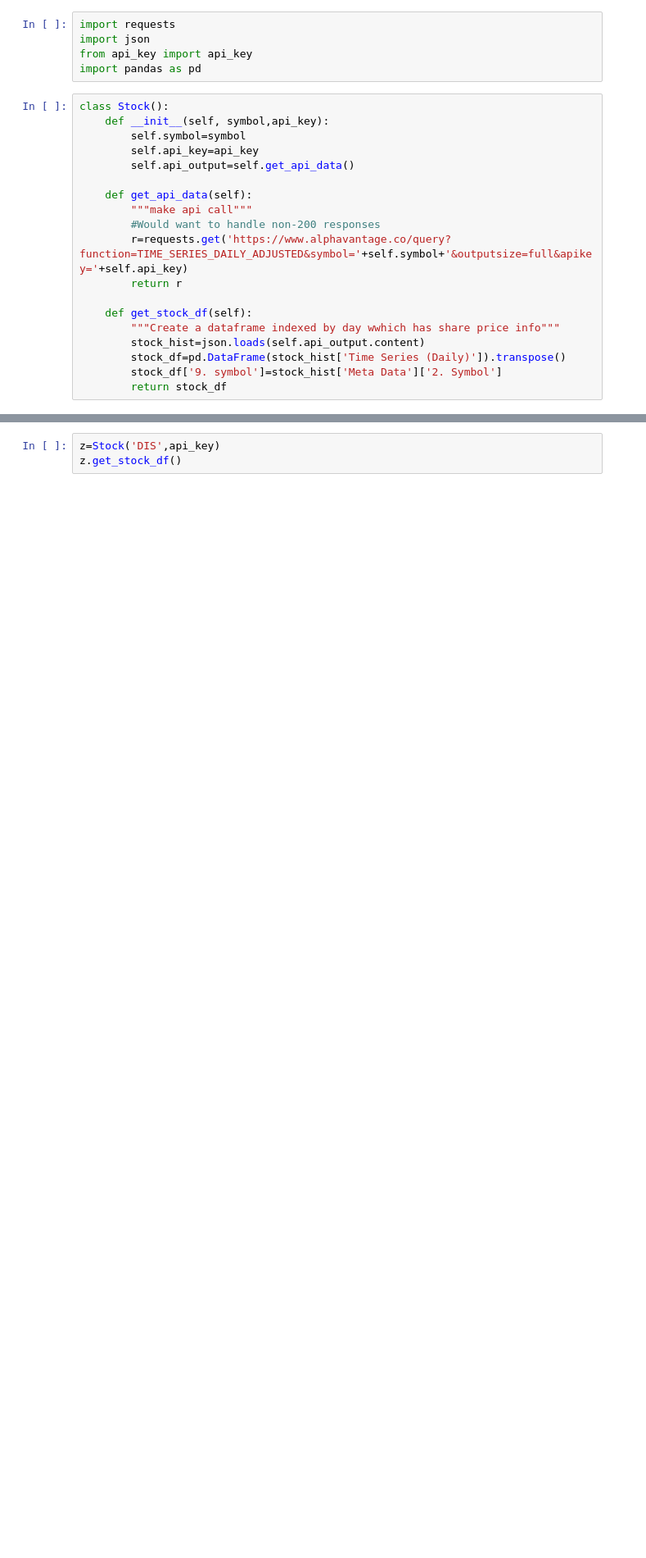
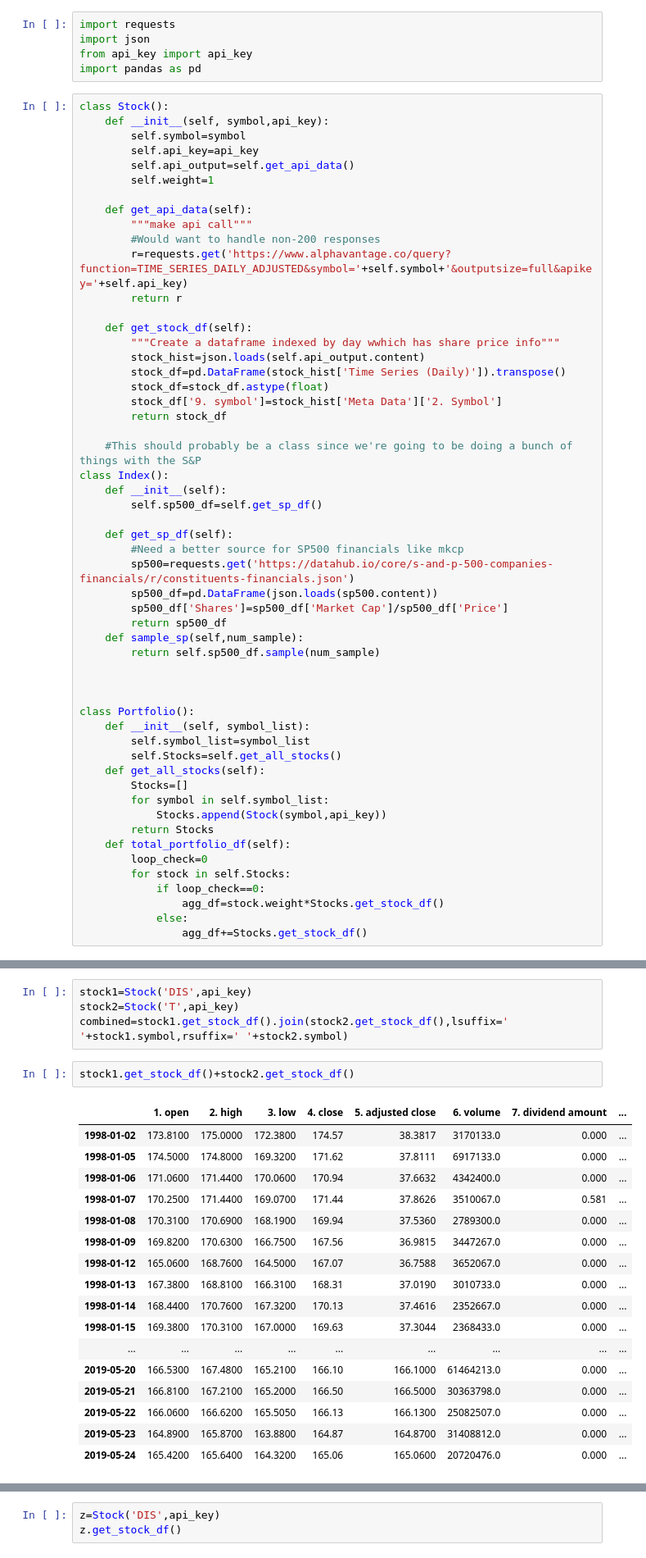
Before and after one commit to jmlarose/Direct-Indexing, a Jupyter notebook: stock_analysis.ipynb, the cells around one changed output, grey strips where cells are left out. Shown at 82% size. Cells and saved outputs as stored; diff of their text form; blank space fills up the shorter version.

Commit message:
Basic Portfolio and Index Classes

```diff
--- a/stock_analysis.ipynb
+++ b/stock_analysis.ipynb
@@ -9,6 +9,7 @@ class Stock():
         self.symbol=symbol
         self.api_key=api_key
         self.api_output=self.get_api_data()
+        self.weight=1
 
     def get_api_data(self):
         """make api call"""
@@ -20,5 +21,39 @@ class Stock():
         """Create a dataframe indexed by day wwhich has share price info"""
         stock_hist=json.loads(self.api_output.content)
         stock_df=pd.DataFrame(stock_hist['Time Series (Daily)']).transpose()
+        stock_df=stock_df.astype(float)
         stock_df['9. symbol']=stock_hist['Meta Data']['2. Symbol']
         return stock_df
+
+    #This should probably be a class since we're going to be doing a bunch of things with the S&P
+class Index():
+    def __init__(self):
+        self.sp500_df=self.get_sp_df()
+
+    def get_sp_df(self):
+        #Need a better source for SP500 financials like mkcp
+        sp500=requests.get('https://datahub.io/core/s-and-p-500-companies-financials/r/constituents-financials.json')
+        sp500_df=pd.DataFrame(json.loads(sp500.content))
+        sp500_df['Shares']=sp500_df['Market Cap']/sp500_df['Price']
+        return sp500_df
+    def sample_sp(self,num_sample):
+        return self.sp500_df.sample(num_sample)
+
+
+
+class Portfolio():
+    def __init__(self, symbol_list):
+        self.symbol_list=symbol_list
+        self.Stocks=self.get_all_stocks()
+    def get_all_stocks(self):
+        Stocks=[]
+        for symbol in self.symbol_list:
+            Stocks.append(Stock(symbol,api_key))
+        return Stocks
+    def total_portfolio_df(self):
+        loop_check=0
+        for stock in self.Stocks:
+            if loop_check==0:
+                agg_df=stock.weight*Stocks.get_stock_df()
+            else:
+                agg_df+=Stocks.get_stock_df()
@@ -47,0 +66,24 @@ class Portfolio():
+# %%
+stock1=Stock('DIS',api_key)
+stock2=Stock('T',api_key)
+combined=stock1.get_stock_df().join(stock2.get_stock_df(),lsuffix=' '+stock1.symbol,rsuffix=' '+stock2.symbol)
+# %%
+stock1.get_stock_df()+stock2.get_stock_df()
+# %% [output]
+|  | 1. open | 2. high | 3. low | 4. close | 5. adjusted close | 6. volume | 7. dividend amount | ... |
+| 1998-01-02 | 173.8100 | 175.0000 | 172.3800 | 174.57 | 38.3817 | 3170133.0 | 0.000 | ... |
+| 1998-01-05 | 174.5000 | 174.8000 | 169.3200 | 171.62 | 37.8111 | 6917133.0 | 0.000 | ... |
+| 1998-01-06 | 171.0600 | 171.4400 | 170.0600 | 170.94 | 37.6632 | 4342400.0 | 0.000 | ... |
+| 1998-01-07 | 170.2500 | 171.4400 | 169.0700 | 171.44 | 37.8626 | 3510067.0 | 0.581 | ... |
+| 1998-01-08 | 170.3100 | 170.6900 | 168.1900 | 169.94 | 37.5360 | 2789300.0 | 0.000 | ... |
+| 1998-01-09 | 169.8200 | 170.6300 | 166.7500 | 167.56 | 36.9815 | 3447267.0 | 0.000 | ... |
+| 1998-01-12 | 165.0600 | 168.7600 | 164.5000 | 167.07 | 36.7588 | 3652067.0 | 0.000 | ... |
+| 1998-01-13 | 167.3800 | 168.8100 | 166.3100 | 168.31 | 37.0190 | 3010733.0 | 0.000 | ... |
+| 1998-01-14 | 168.4400 | 170.7600 | 167.3200 | 170.13 | 37.4616 | 2352667.0 | 0.000 | ... |
+| 1998-01-15 | 169.3800 | 170.3100 | 167.0000 | 169.63 | 37.3044 | 2368433.0 | 0.000 | ... |
+| ... | ... | ... | ... | ... | ... | ... | ... | ... |
+| 2019-05-20 | 166.5300 | 167.4800 | 165.2100 | 166.10 | 166.1000 | 61464213.0 | 0.000 | ... |
+| 2019-05-21 | 166.8100 | 167.2100 | 165.2000 | 166.50 | 166.5000 | 30363798.0 | 0.000 | ... |
+| 2019-05-22 | 166.0600 | 166.6200 | 165.5050 | 166.13 | 166.1300 | 25082507.0 | 0.000 | ... |
+| 2019-05-23 | 164.8900 | 165.8700 | 163.8800 | 164.87 | 164.8700 | 31408812.0 | 0.000 | ... |
+| 2019-05-24 | 165.4200 | 165.6400 | 164.3200 | 165.06 | 165.0600 | 20720476.0 | 0.000 | ... |
```
Also changed, not shown: parts of 6 cells of this notebook.
